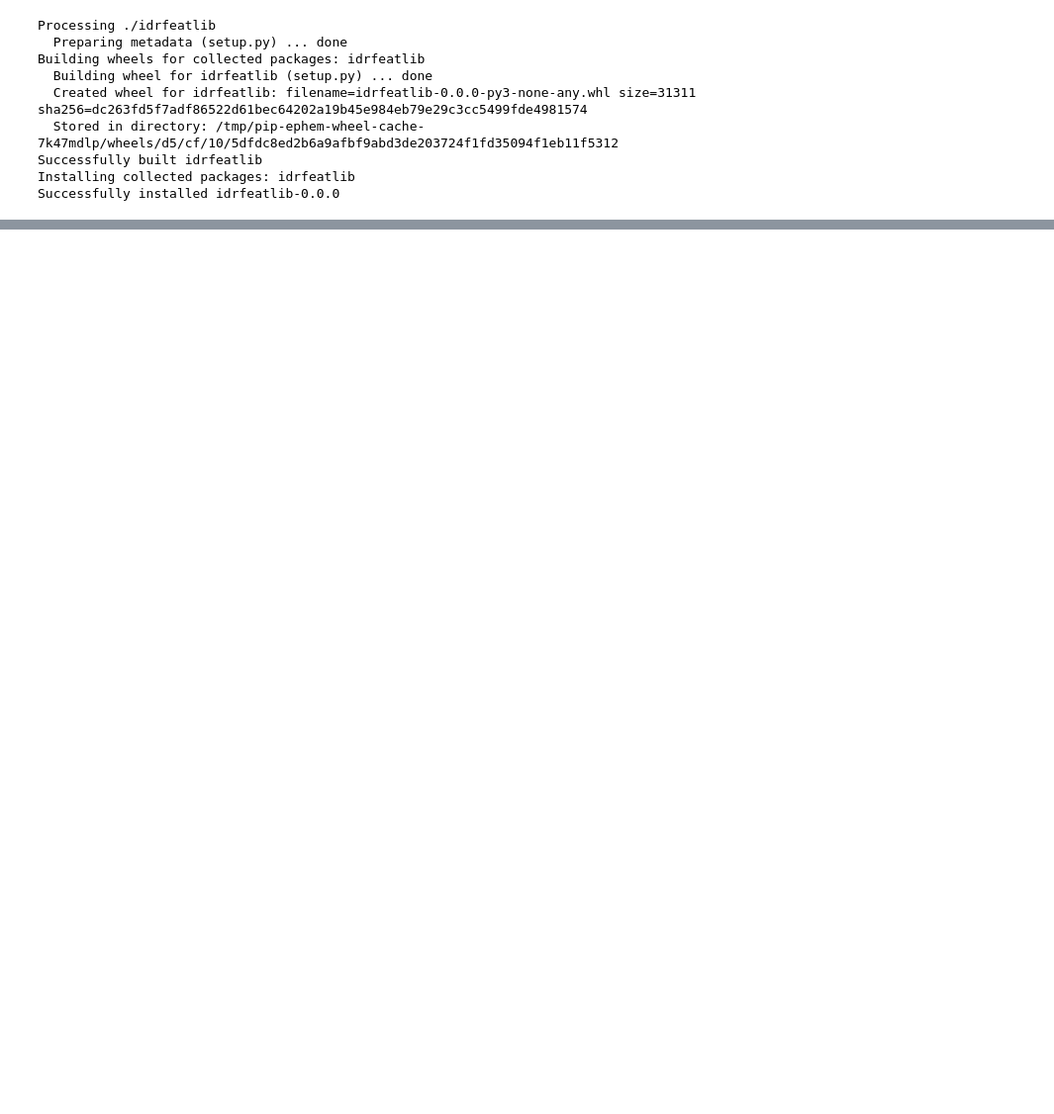
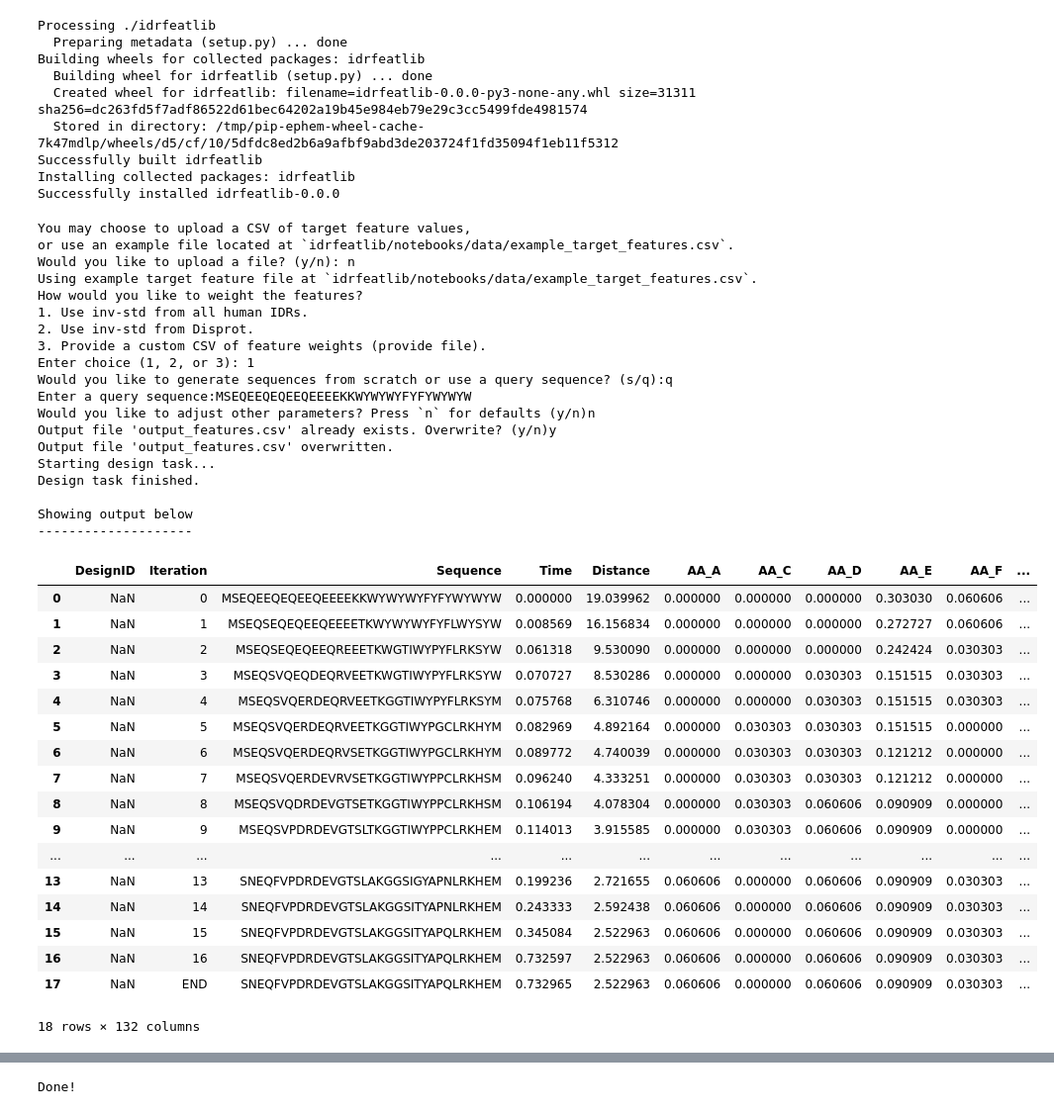
Before and after one commit to alex-tianhuang/idrfeatlib, a Jupyter notebook: notebooks/DesignToFeatureVector.ipynb, the cells around one changed output, grey strips where cells are left out. Shown at 99% size. Drawn from its saved outputs; the diff is of its cells as text; code cells hidden in the pictures; blank space fills up the shorter version.

```diff
--- a/notebooks/DesignToFeatureVector.ipynb
+++ b/notebooks/DesignToFeatureVector.ipynb
@@ -255,17 +255,55 @@ def run_colab_wrapper(output_name: str):
 # %%
 # This cell will:
 #
 # 1. Ask for lots of input parameters:
 #    - (required) a CSV file of target feature values
 #    - (required) a CSV file of feature weights
 #                 either for the default features or the user-entered features
 #    - (required) the length of each generated sequence
 #    - (required) the number of sequences to generate
 #    - (optional) two other parameters ...
-# 2. Design sequences and output them iteratively to `output_features.csv`
-# 3. Ask to download the output file, called `output_features.csv`
+# 2. Design sequences and output them iteratively to `output_designs.csv`
+# 3. Ask to download the output file, called `output_designs.csv`
 #
 # Run this cell after running the above cells as many times as you would like.
 
-run_colab_wrapper("output_features.csv")
+run_colab_wrapper("output_designs.csv")
 print("Done!")
+# %% [output]
+You may choose to upload a CSV of target feature values,
+or use an example file located at `idrfeatlib/notebooks/data/example_target_features.csv`.
+Would you like to upload a file? (y/n): n
+Using example target feature file at `idrfeatlib/notebooks/data/example_target_features.csv`.
+How would you like to weight the features?
+1. Use inv-std from all human IDRs.
+2. Use inv-std from Disprot.
+3. Provide a custom CSV of feature weights (provide file).
+Enter choice (1, 2, or 3): 1
+Would you like to generate sequences from scratch or use a query sequence? (s/q):q
+Enter a query sequence:MSEQEEQEQEEQEEEEKKWYWYWYFYFYWYWYW
+Would you like to adjust other parameters? Press `n` for defaults (y/n)n
+Output file 'output_features.csv' already exists. Overwrite? (y/n)y
+Output file 'output_features.csv' overwritten.
+Starting design task...
+Design task finished.
+
+Showing output below
+--------------------
+|  | DesignID | Iteration | Sequence | Time | Distance | AA_A | AA_C | AA_D | AA_E | AA_F | ... |
+| 0 | NaN | 0 | MSEQEEQEQEEQEEEEKKWYWYWYFYFYWYWYW | 0.000000 | 19.039962 | 0.000000 | 0.000000 | 0.000000 | 0.303030 | 0.060606 | ... |
+| 1 | NaN | 1 | MSEQSEQEQEEQEEEETKWYWYWYFYFLWYSYW | 0.008569 | 16.156834 | 0.000000 | 0.000000 | 0.000000 | 0.272727 | 0.060606 | ... |
+| 2 | NaN | 2 | MSEQSEQEQEEQREEETKWGTIWYPYFLRKSYW | 0.061318 | 9.530090 | 0.000000 | 0.000000 | 0.000000 | 0.242424 | 0.030303 | ... |
+| 3 | NaN | 3 | MSEQSVQEQDEQRVEETKWGTIWYPYFLRKSYW | 0.070727 | 8.530286 | 0.000000 | 0.000000 | 0.030303 | 0.151515 | 0.030303 | ... |
+| 4 | NaN | 4 | MSEQSVQERDEQRVEETKGGTIWYPYFLRKSYM | 0.075768 | 6.310746 | 0.000000 | 0.000000 | 0.030303 | 0.151515 | 0.030303 | ... |
+| 5 | NaN | 5 | MSEQSVQERDEQRVEETKGGTIWYPGCLRKHYM | 0.082969 | 4.892164 | 0.000000 | 0.030303 | 0.030303 | 0.151515 | 0.000000 | ... |
+| 6 | NaN | 6 | MSEQSVQERDEQRVSETKGGTIWYPGCLRKHYM | 0.089772 | 4.740039 | 0.000000 | 0.030303 | 0.030303 | 0.121212 | 0.000000 | ... |
+| 7 | NaN | 7 | MSEQSVQERDEVRVSETKGGTIWYPPCLRKHSM | 0.096240 | 4.333251 | 0.000000 | 0.030303 | 0.030303 | 0.121212 | 0.000000 | ... |
+| 8 | NaN | 8 | MSEQSVQDRDEVGTSETKGGTIWYPPCLRKHSM | 0.106194 | 4.078304 | 0.000000 | 0.030303 | 0.060606 | 0.090909 | 0.000000 | ... |
+| 9 | NaN | 9 | MSEQSVPDRDEVGTSLTKGGTIWYPPCLRKHEM | 0.114013 | 3.915585 | 0.000000 | 0.030303 | 0.060606 | 0.090909 | 0.000000 | ... |
+| ... | ... | ... | ... | ... | ... | ... | ... | ... | ... | ... | ... |
+| 13 | NaN | 13 | SNEQFVPDRDEVGTSLAKGGSIGYAPNLRKHEM | 0.199236 | 2.721655 | 0.060606 | 0.000000 | 0.060606 | 0.090909 | 0.030303 | ... |
+| 14 | NaN | 14 | SNEQFVPDRDEVGTSLAKGGSITYAPNLRKHEM | 0.243333 | 2.592438 | 0.060606 | 0.000000 | 0.060606 | 0.090909 | 0.030303 | ... |
+| 15 | NaN | 15 | SNEQFVPDRDEVGTSLAKGGSITYAPQLRKHEM | 0.345084 | 2.522963 | 0.060606 | 0.000000 | 0.060606 | 0.090909 | 0.030303 | ... |
+| 16 | NaN | 16 | SNEQFVPDRDEVGTSLAKGGSITYAPQLRKHEM | 0.732597 | 2.522963 | 0.060606 | 0.000000 | 0.060606 | 0.090909 | 0.030303 | ... |
+| 17 | NaN | END | SNEQFVPDRDEVGTSLAKGGSITYAPQLRKHEM | 0.732965 | 2.522963 | 0.060606 | 0.000000 | 0.060606 | 0.090909 | 0.030303 | ... |
+18 rows × 132 columns
@@ -271,0 +313 @@ print("Done!")
+Done!
```
Also changed, not shown: parts of 1 cell of this notebook.
